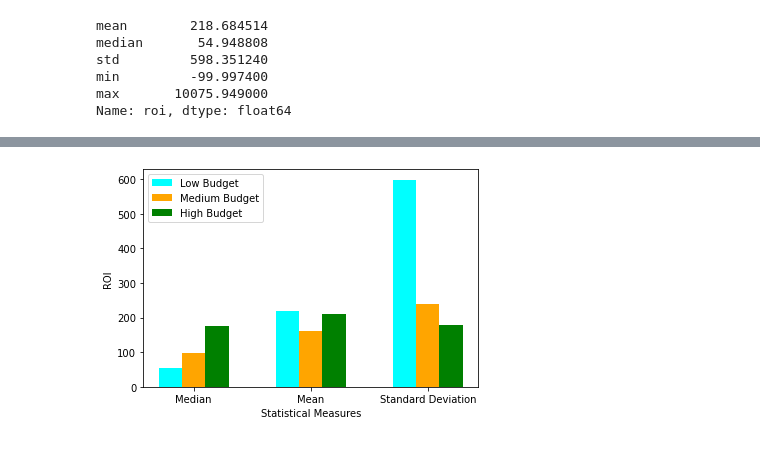
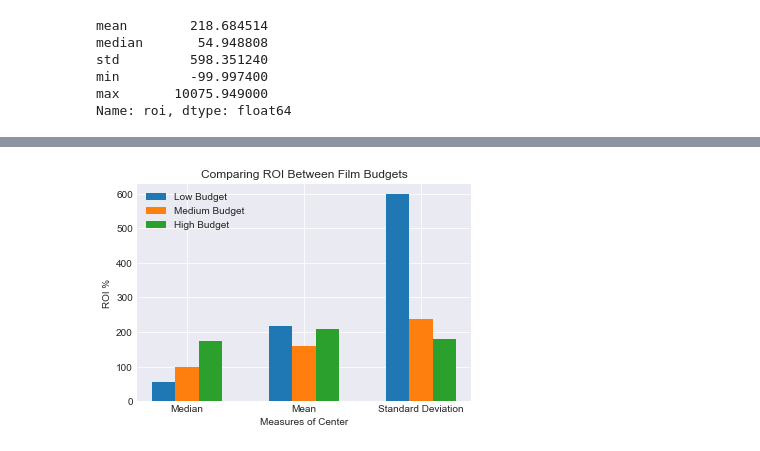
Before and after one commit to halemade/film_recommendations, a Jupyter notebook: explore_budget.ipynb, the cells around one changed output, grey strips where cells are left out. Drawn from its saved outputs; the diff is of its cells as text; code cells hidden in the pictures.

Commit message:
updated graphs

```diff
--- a/explore_budget.ipynb
+++ b/explore_budget.ipynb
@@ -333,19 +274,21 @@ Text(0, 0.5, 'Mean ROI')
 # %%
 # create data
 x = np.arange(3)
 y1 = list(df_low['roi'].agg(['median','mean','std']))
 y2 = list(df_med['roi'].agg(['median','mean','std']))
 y3 = list(df_high['roi'].agg(['median','mean','std']))
 width = 0.2
 
 # plot data in grouped manner of bar type
-plt.bar(x-0.2, y1, width, color='cyan')
-plt.bar(x, y2, width, color='orange')
-plt.bar(x+0.2, y3, width, color='green')
+plt.bar(x-0.2, y1, width)
+plt.bar(x, y2, width)
+plt.bar(x+0.2, y3, width)
+plt.title('Comparing ROI Between Film Budgets')
 plt.xticks(x, ['Median', 'Mean', 'Standard Deviation'])
-plt.xlabel("Statistical Measures")
-plt.ylabel("ROI")
+plt.xlabel("Measures of Center")
+plt.ylabel("ROI %")
 plt.legend(["Low Budget", "Medium Budget", "High Budget"])
+plt.style.use('seaborn-darkgrid')
 plt.show()
 # %% [output]
-[figure, old version]
+[figure, new version]
```
Also changed, not shown: parts of 3 cells of this notebook, 1 other file.
